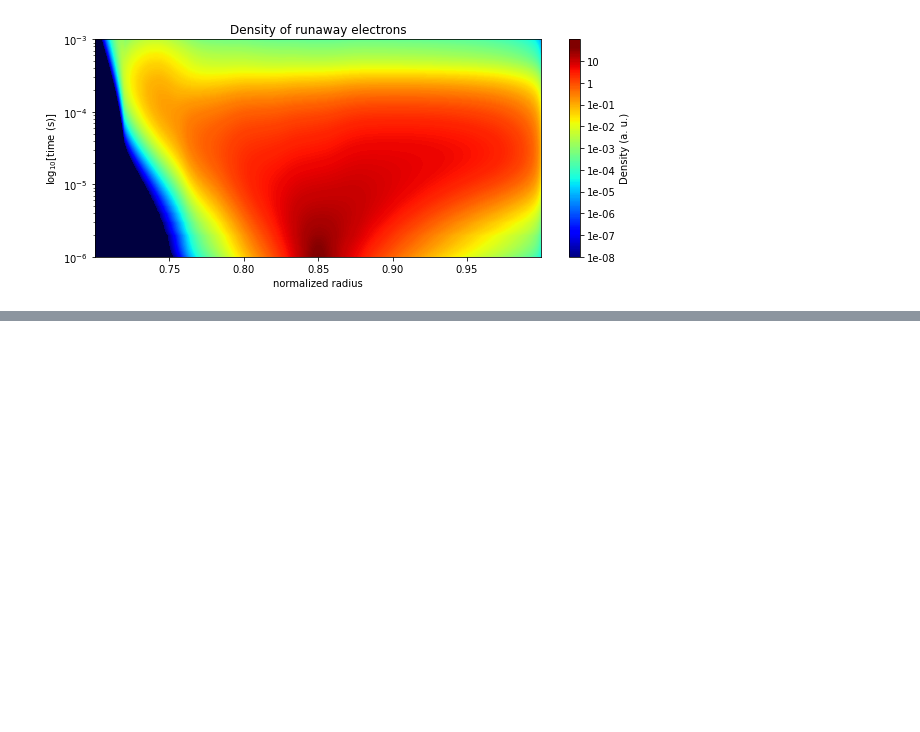
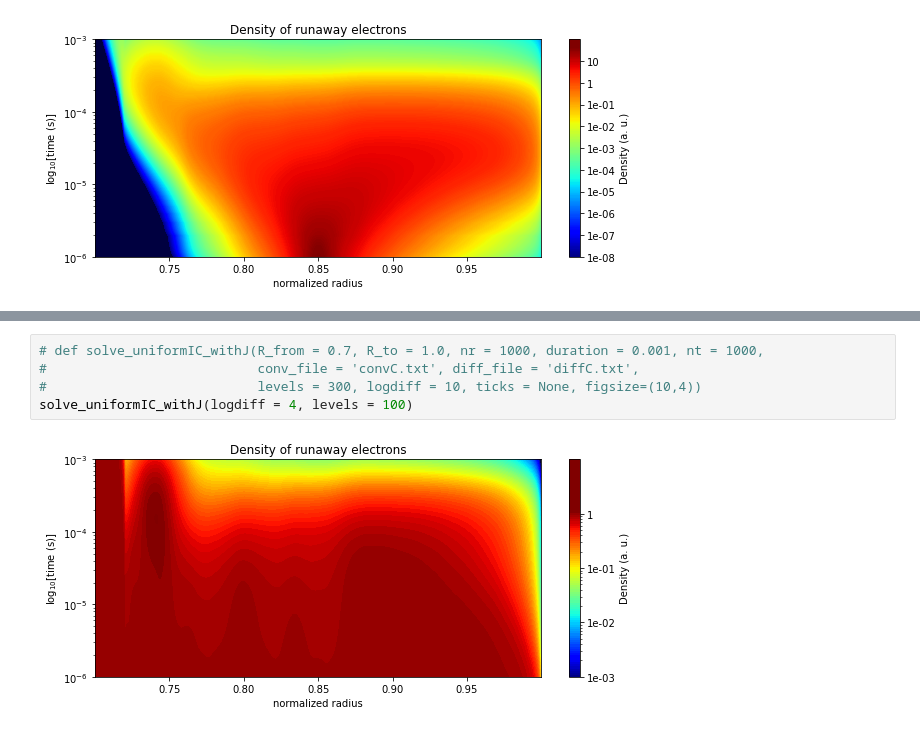
Before and after one commit to leferi99/szakdolgozat, a Jupyter notebook: main_compact.ipynb, the cells around one changed output, grey strips where cells are left out. Drawn from its saved outputs; the diff is of its cells as text; blank space fills up the shorter version.

```diff
--- a/main_compact.ipynb
+++ b/main_compact.ipynb
@@ -232,0 +355,7 @@ solve_uniformIC(logdiff = 5)
+# %%
+# def solve_uniformIC_withJ(R_from = 0.7, R_to = 1.0, nr = 1000, duration = 0.001, nt = 1000,
+#                           conv_file = 'convC.txt', diff_file = 'diffC.txt',
+#                           levels = 300, logdiff = 10, ticks = None, figsize=(10,4))
+solve_uniformIC_withJ(logdiff = 4, levels = 100)
+# %% [output]
+[figure, added]
```
Also changed, not shown: parts of 6 cells of this notebook, 2 other files.
